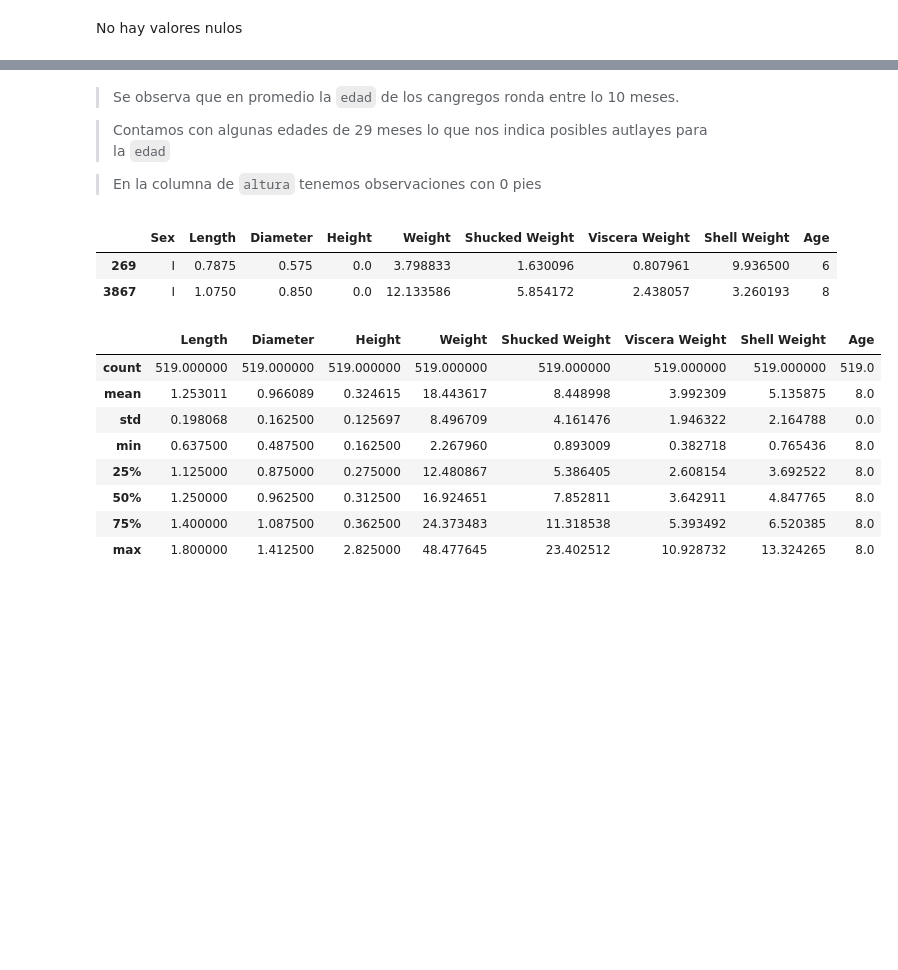
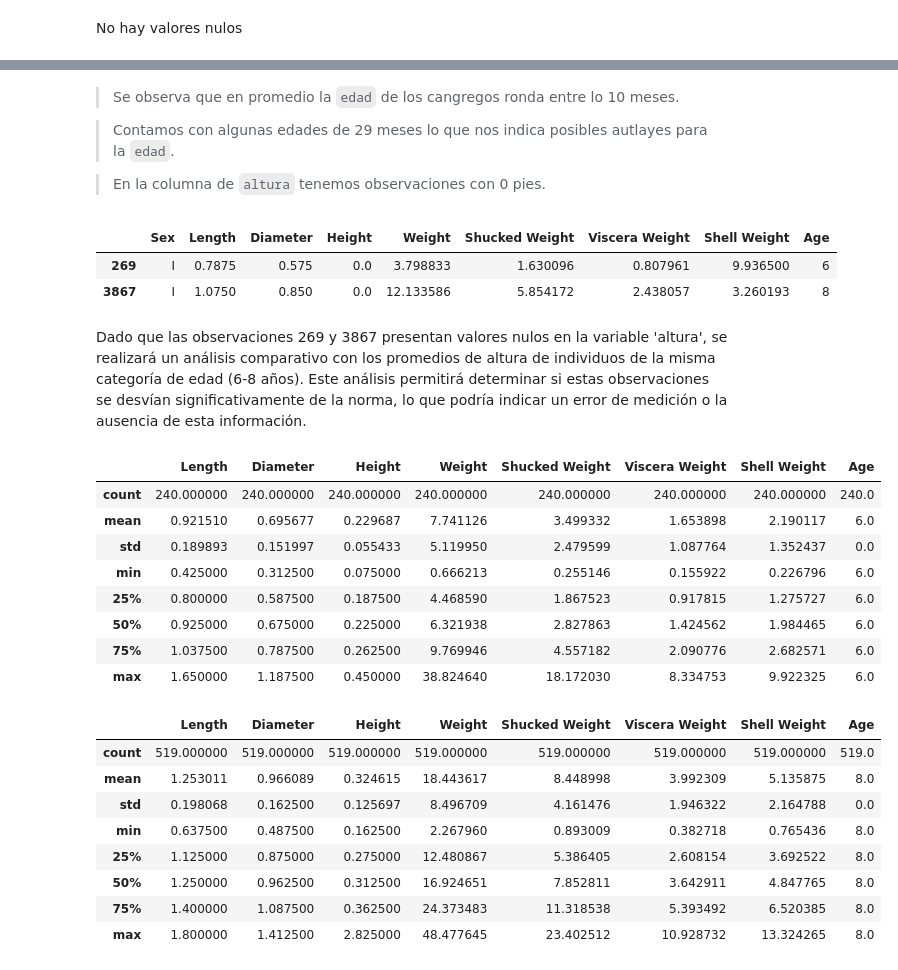
Before and after one commit to MathUPTC/CrabAge, a Jupyter notebook: Notebooks/eda_data.ipynb, the cells around one changed output, grey strips where cells are left out. Saved outputs shown, nothing was run; the diff lists cells and outputs as text; code cells hidden in the pictures; blank space fills up the shorter version.

```diff
--- a/Notebooks/eda_data.ipynb
+++ b/Notebooks/eda_data.ipynb
@@ -122,13 +100,27 @@ data.describe()
 # %% [markdown]
 > Se observa que en promedio la `edad` de los cangregos ronda entre lo 10 meses.
 
-> Contamos con algunas edades de 29 meses lo que nos indica posibles autlayes para la `edad`
+> Contamos con algunas edades de 29 meses lo que nos indica posibles autlayes para la `edad`.
 
-> En la columna de `altura` tenemos observaciones con 0 pies
+> En la columna de `altura` tenemos observaciones con 0 pies.
 # %%
 data[data['Height']==0]
 # %% [output]
 |  | Sex | Length | Diameter | Height | Weight | Shucked Weight | Viscera Weight | Shell Weight | Age |
 | 269 | I | 0.7875 | 0.575 | 0.0 | 3.798833 | 1.630096 | 0.807961 | 9.936500 | 6 |
 | 3867 | I | 1.0750 | 0.850 | 0.0 | 12.133586 | 5.854172 | 2.438057 | 3.260193 | 8 |
+# %% [markdown]
+Dado que las observaciones 269 y 3867 presentan valores nulos en la variable 'altura', se realizará un análisis comparativo con los promedios de altura de individuos de la misma categoría de edad (6-8 años). Este análisis permitirá determinar si estas observaciones se desvían significativamente de la norma, lo que podría indicar un error de medición o la ausencia de esta información.
+# %%
+data[(data['Age']==6) &(data.Height != 0)].describe()
+# %% [output]
+|  | Length | Diameter | Height | Weight | Shucked Weight | Viscera Weight | Shell Weight | Age |
+| count | 240.000000 | 240.000000 | 240.000000 | 240.000000 | 240.000000 | 240.000000 | 240.000000 | 240.0 |
+| mean | 0.921510 | 0.695677 | 0.229687 | 7.741126 | 3.499332 | 1.653898 | 2.190117 | 6.0 |
+| std | 0.189893 | 0.151997 | 0.055433 | 5.119950 | 2.479599 | 1.087764 | 1.352437 | 0.0 |
+| min | 0.425000 | 0.312500 | 0.075000 | 0.666213 | 0.255146 | 0.155922 | 0.226796 | 6.0 |
+| 25% | 0.800000 | 0.587500 | 0.187500 | 4.468590 | 1.867523 | 0.917815 | 1.275727 | 6.0 |
+| 50% | 0.925000 | 0.675000 | 0.225000 | 6.321938 | 2.827863 | 1.424562 | 1.984465 | 6.0 |
+| 75% | 1.037500 | 0.787500 | 0.262500 | 9.769946 | 4.557182 | 2.090776 | 2.682571 | 6.0 |
+| max | 1.650000 | 1.187500 | 0.450000 | 38.824640 | 18.172030 | 8.334753 | 9.922325 | 6.0 |
 # %%
```
Also changed, not shown: parts of 48 cells of this notebook.
